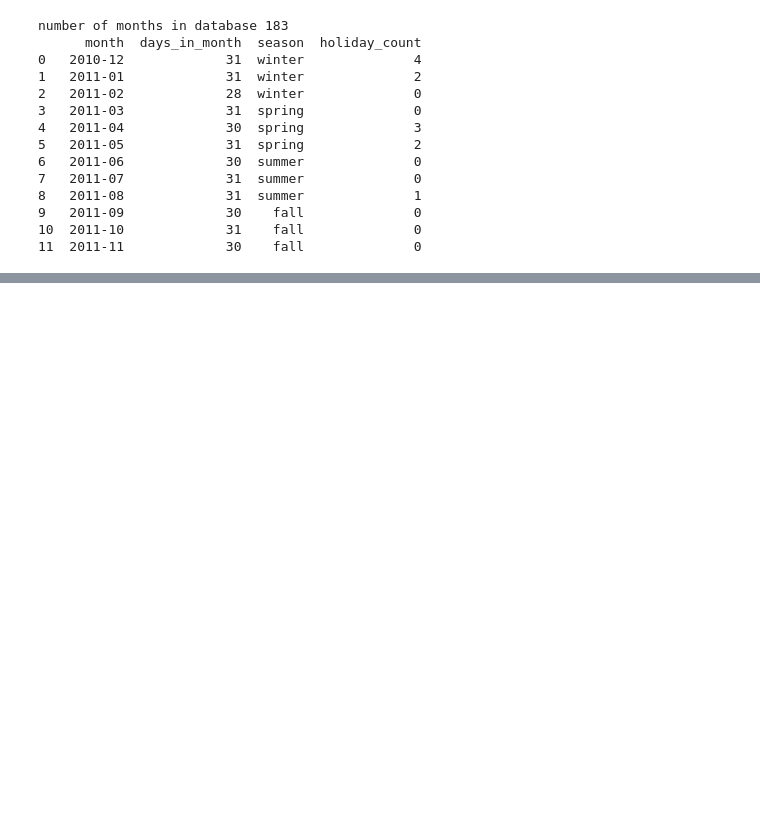
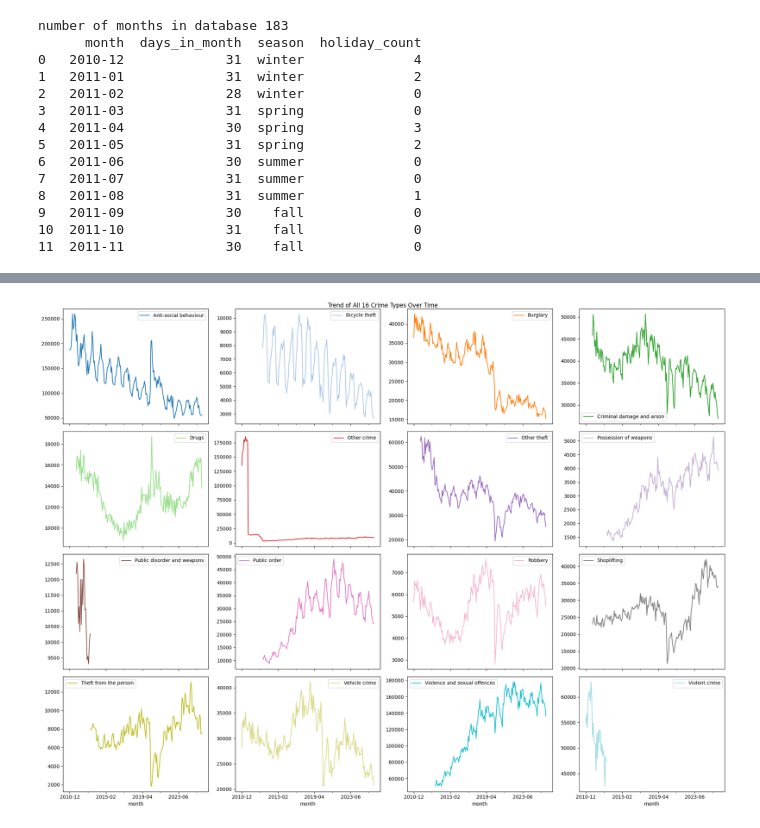
Before and after one commit to catherinekasia/G8-4CBLW020, a Jupyter notebook: data_pipeline/02_clean_database.ipynb, the cells around one changed output, grey strips where cells are left out. Cells and saved outputs as stored; diff of their text form; code cells hidden in the pictures; blank space fills up the shorter version.

Commit message:
Create graphs and delete welsh data

```diff
--- a/data_pipeline/02_clean_database.ipynb
+++ b/data_pipeline/02_clean_database.ipynb
@@ -176,0 +261,30 @@ number of months in database 183
+# %%
+#4b graph raw counts against time per crime type
+
+#query total counts per month per crime type
+query = """
+SELECT month, crime_type, COUNT(*) as incident_count
+FROM street_crimes
+GROUP BY month, crime_type
+ORDER BY month;
+"""
+df = pd.read_sql(query, conn)
+conn.close()
+
+#turns month into index and creates 16 cols of crime counts
+df_pivot = df.pivot(index='month', columns='crime_type', values='incident_count')
+
+#plotting all 16
+ax = df_pivot.plot(
+    subplots=True,
+    layout=(4, 4),
+    figsize=(20, 15),
+    sharex=True,
+    colormap= "tab20",
+    title="Trend of All 16 Crime Types Over Time"
+)
+plt.tight_layout()
+plt.savefig('../data/crime_trends.png', dpi=300, bbox_inches='tight')
+plt.show()
+# %% [output]
+[figure, added]
```
Also changed, not shown: parts of 7 cells of this notebook.
